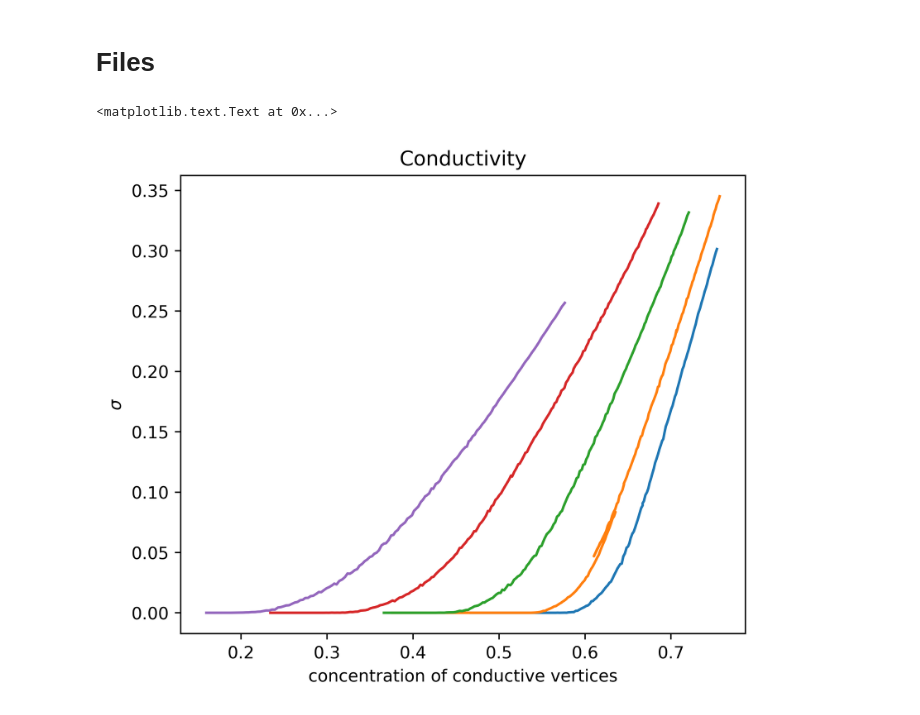
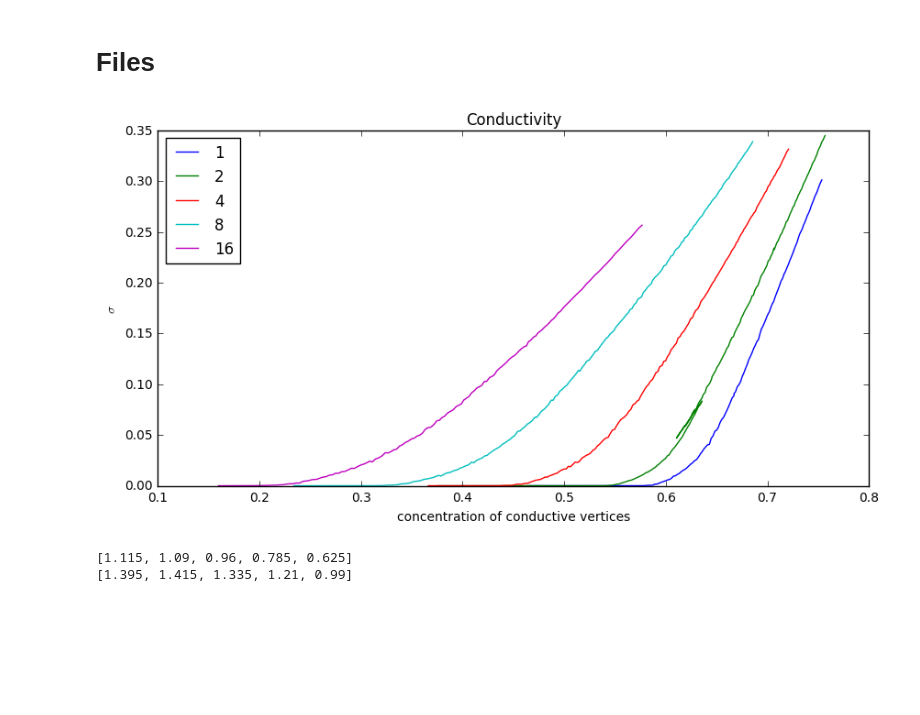
Before and after one commit to dalerxli/percolation, a Jupyter notebook: conductivity/graphs.ipynb, the cells around one changed output. Cells and saved outputs as stored; diff of their text form; code cells hidden in the pictures; blank space fills up the shorter version.

```diff
--- a/conductivity/graphs.ipynb
+++ b/conductivity/graphs.ipynb
@@ -25,13 +25,13 @@ for i,f in enumerate(F):
         cond[i].append( r[1] )
         real_occ[i].append( r[2])
 # %%
-fig, ax = plt.subplots(1,1, figsize=(6,5), sharey=True, dpi =600)
+fig, ax = plt.subplots(1,1, figsize=(10,5), sharey=True, dpi =600)
 ax.set_title("Conductivity")
-for o, c in zip(real_occ,cond):
-    ax.plot(o, c )
+for l, o, c in zip(L, real_occ,cond):
+    ax.plot(o, c , label = str(l))
 ax.set_xlabel('concentration of conductive vertices')
-
+ax.legend(loc = "upper left")
 ax.set_ylabel(r'$\sigma$')
+plt.savefig("cond.pdf",bbox_inches="tight")
 # %% [output]
-<matplotlib.text.Text at 0x...>
-[figure, old version]
+[figure, new version]
@@ -37,0 +48,12 @@ ax.set_ylabel(r'$\sigma$')
+# %%
+B = []
+E = []
+for i, co in enumerate(cond):
+    co = np.array(co)
+    B.append(abs(co-1e-1).argmin())
+    E.append(abs(co-3e-1).argmin())
+print([occ[i][b] for i, b in enumerate(B)])
+print([occ[i][e] for i, e in enumerate(E)])
+# %% [output]
+[1.115, 1.09, 0.96, 0.785, 0.625]
+[1.395, 1.415, 1.335, 1.21, 0.99]
```
Also changed, not shown: parts of 3 cells of this notebook.
